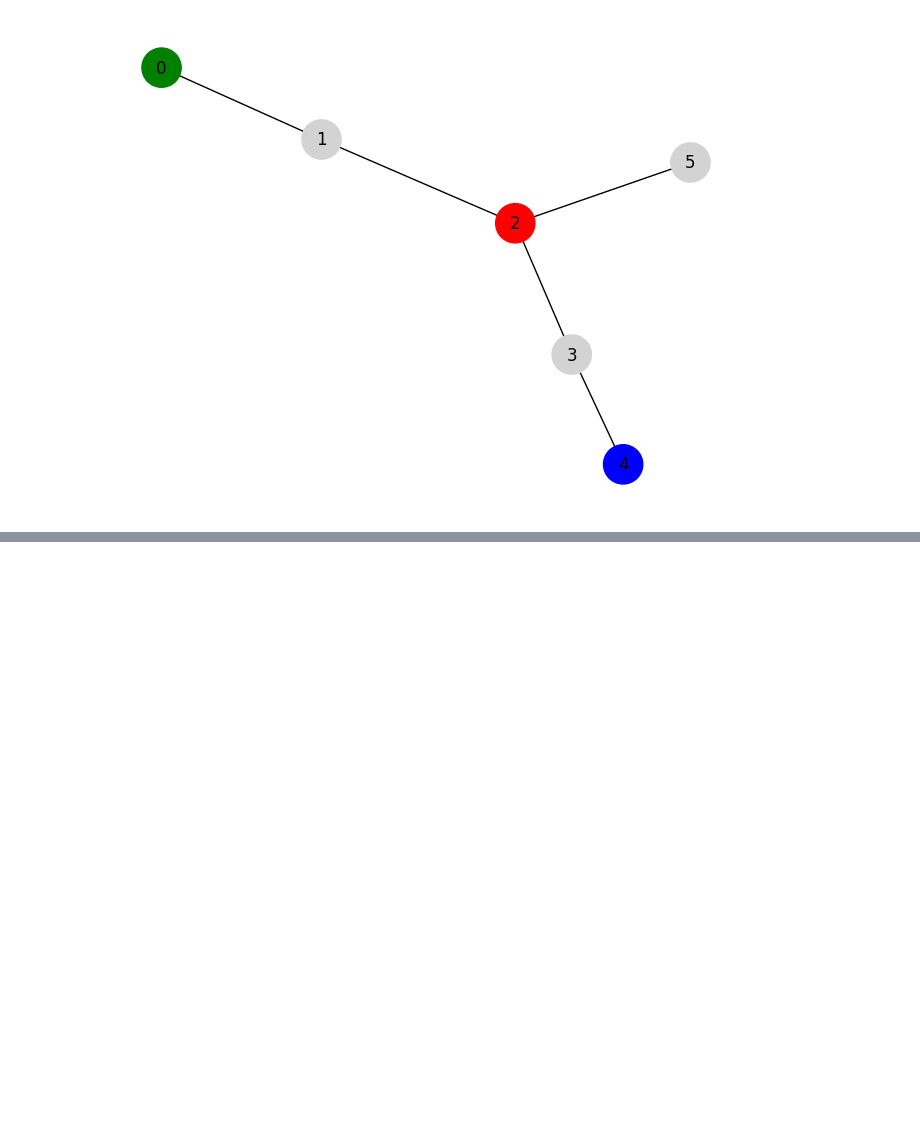
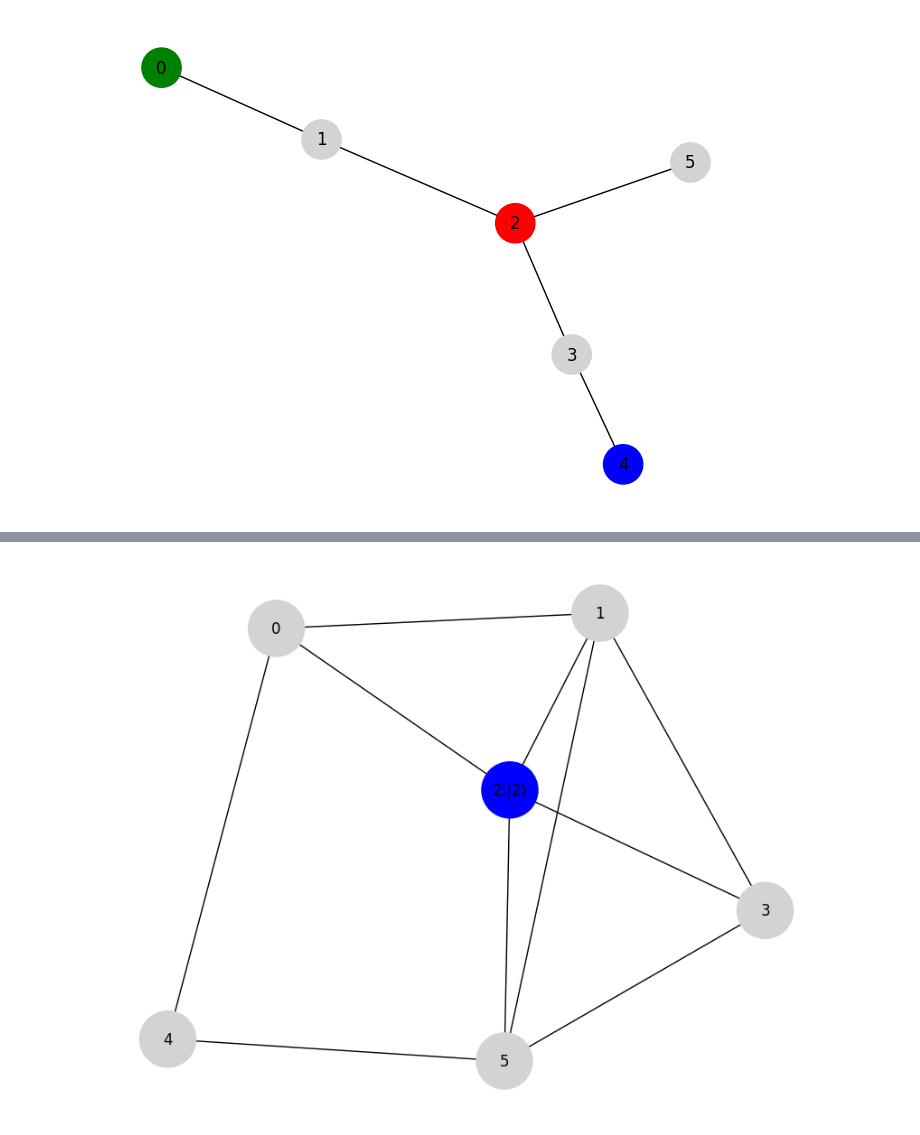
Before and after one commit to TheBarzani/vcgc, a Jupyter notebook: graph_gen.ipynb, the cells around one changed output, grey strips where cells are left out. Saved outputs shown, nothing was run; the diff lists cells and outputs as text; code cells hidden in the pictures; blank space fills up the shorter version.

```diff
--- a/graph_gen.ipynb
+++ b/graph_gen.ipynb
@@ -134,0 +146,55 @@ draw_colored_graph(G)
+# %%
+import networkx as nx
+import random
+from matplotlib import pyplot as plt
+
+def generate_random_graph(num_vertices, edge_probability=0.5, color_probability=0.5, num_colors=3):
+    """
+    Generate a random graph with randomly colored nodes.
+
+    Parameters:
+    -----------
+    num_vertices : int
+        Number of vertices in the graph
+    edge_probability : float, optional
+        Probability of creating an edge between any two vertices (0.0 to 1.0)
+    color_probability : float, optional
+        Probability of assigning a color to any vertex (0.0 to 1.0)
+    num_colors : int, optional
+        Number of available colors
+
+    Returns:
+    --------
+    G : networkx.Graph
+        The generated random graph with color attributes
+    """
+    # Generate random edges
+    edges = []
+    for i in range(num_vertices):
+        for j in range(i+1, num_vertices):  # Avoid self-loops and duplicate edges
+            if random.random() < edge_probability:
+                edges.append((i, j))
+
+    # Randomly assign colors to nodes
+    colored_nodes = {}
+    for i in range(num_vertices):
+        if random.random() < color_probability:
+            # Assign a random color from the available colors
+            colored_nodes[str(i)] = str(random.randint(0, num_colors-1))
+
+    # Create the graph using the existing function
+    return create_colored_graph(num_vertices, edges, colored_nodes, num_colors)
+
+# Example usage:
+# Generate a random graph with 8 vertices
+random_graph = generate_random_graph(
+    num_vertices=6,
+    edge_probability=0.7,
+    color_probability=0.5,
+    num_colors=4
+)
+
+# Draw the random graph
+draw_colored_graph(random_graph, figsize=(8, 6))
+# %% [output]
+[figure, added]
```
Also changed, not shown: parts of 2 cells of this notebook.
